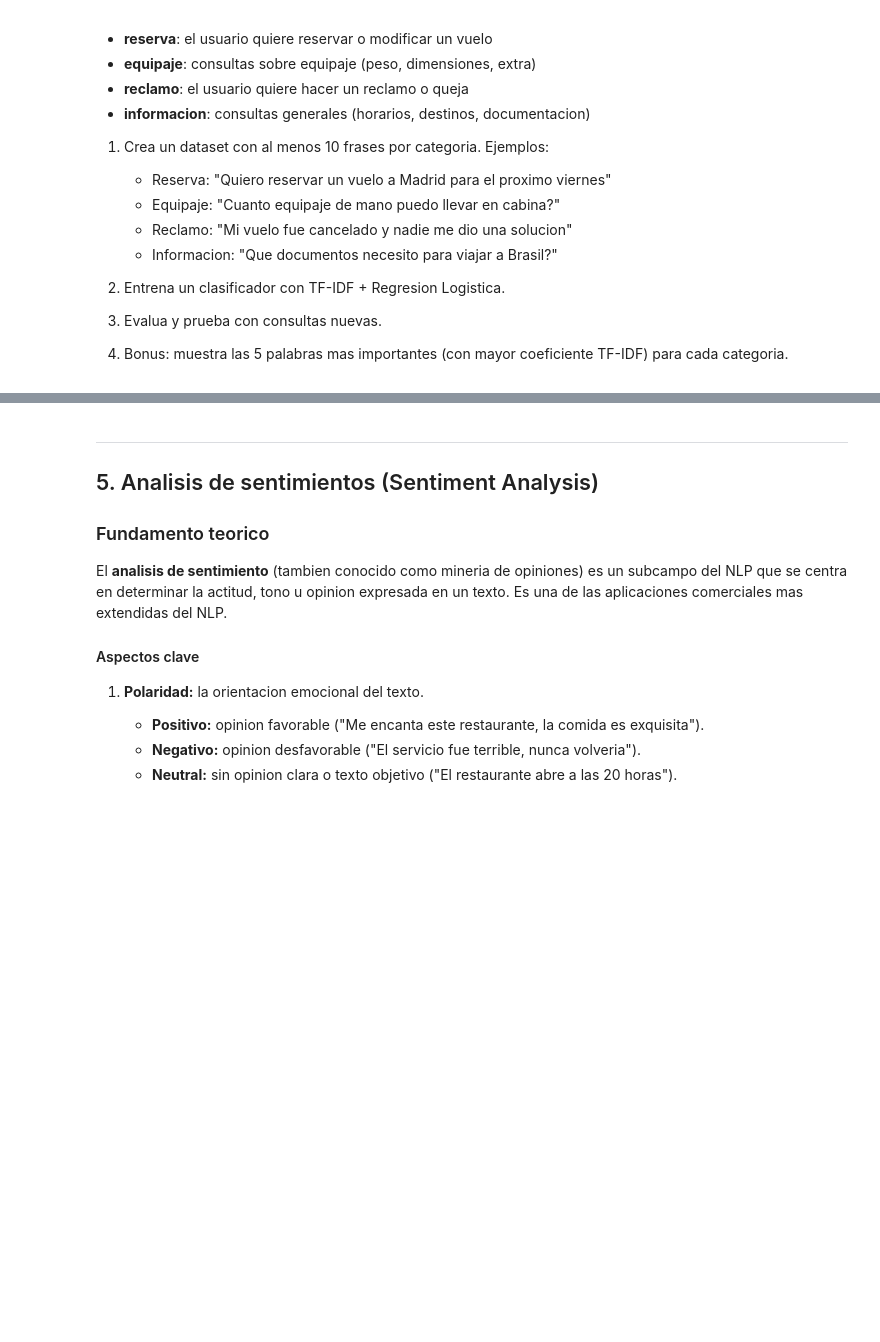
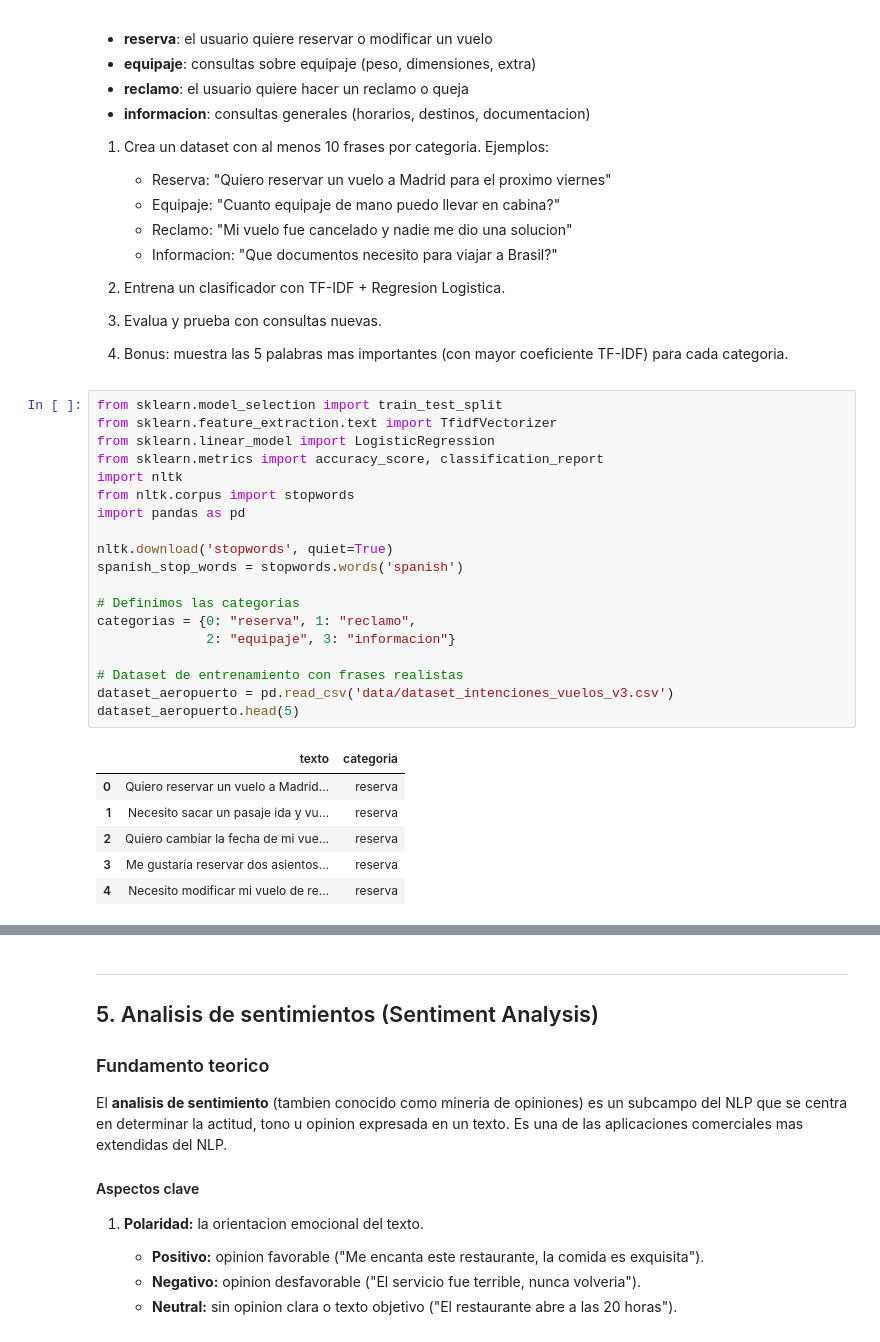
Before and after one commit to gcasado0/nlp-practica, a Jupyter notebook: u3_procesamiento_lenguaje.ipynb, the cells around one changed output, grey strips where cells are left out. Drawn from its saved outputs; the diff is of its cells as text; blank space fills up the shorter version.

```diff
--- a/u3_procesamiento_lenguaje.ipynb
+++ b/u3_procesamiento_lenguaje.ipynb
@@ -2636,3 +2636,29 @@ Las categorias son:
 2. Entrena un clasificador con TF-IDF + Regresion Logistica.
 3. Evalua y prueba con consultas nuevas.
 4. Bonus: muestra las 5 palabras mas importantes (con mayor coeficiente TF-IDF) para cada categoria.
+# %%
+from sklearn.model_selection import train_test_split
+from sklearn.feature_extraction.text import TfidfVectorizer
+from sklearn.linear_model import LogisticRegression
+from sklearn.metrics import accuracy_score, classification_report
+import nltk
+from nltk.corpus import stopwords
+import pandas as pd
+
+nltk.download('stopwords', quiet=True)
+spanish_stop_words = stopwords.words('spanish')
+
+# Definimos las categorias
+categorias = {0: "reserva", 1: "reclamo",
+              2: "equipaje", 3: "informacion"}
+
+# Dataset de entrenamiento con frases realistas
+dataset_aeropuerto = pd.read_csv('data/dataset_intenciones_vuelos_v3.csv')
+dataset_aeropuerto.head(5)
+# %% [output]
+|  | texto | categoria |
+| 0 | Quiero reservar un vuelo a Madrid... | reserva |
+| 1 | Necesito sacar un pasaje ida y vu... | reserva |
+| 2 | Quiero cambiar la fecha de mi vue... | reserva |
+| 3 | Me gustaría reservar dos asientos... | reserva |
+| 4 | Necesito modificar mi vuelo de re... | reserva |
```
Also changed, not shown: parts of 20 cells of this notebook.
